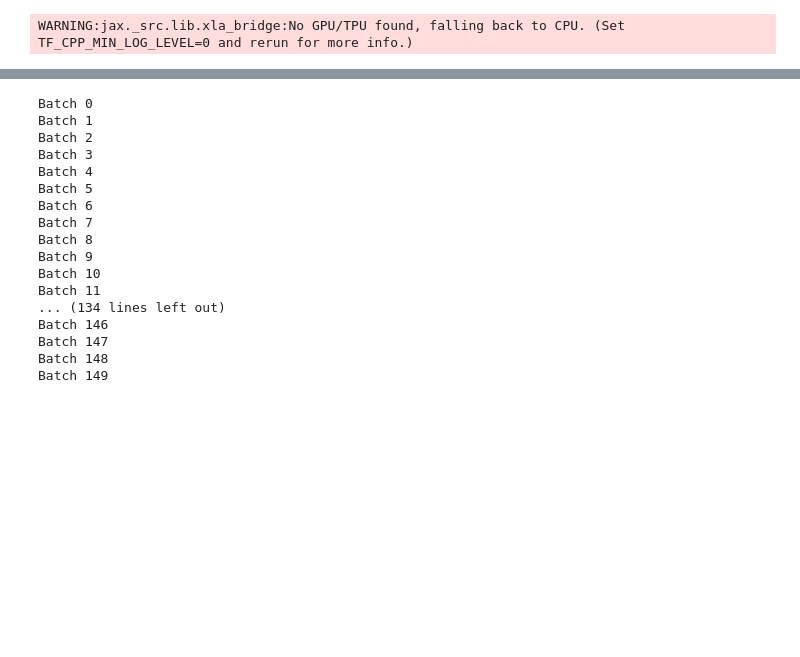
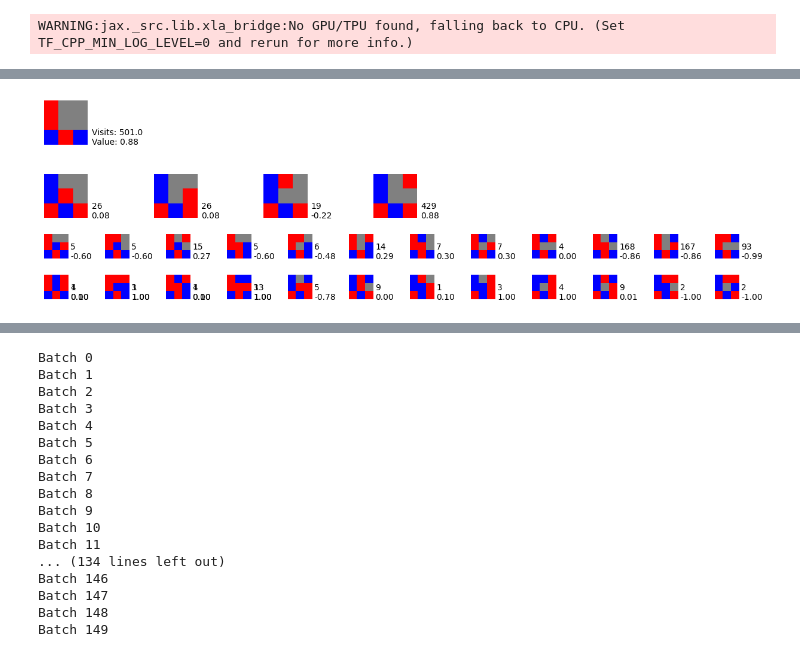
Before and after one commit to amdson/azul_rl, a Jupyter notebook: flax_rl.ipynb, the cells around one changed output, grey strips where cells are left out. Saved outputs shown, nothing was run; the diff lists cells and outputs as text; code cells hidden in the pictures; blank space fills up the shorter version.

```diff
--- a/flax_rl.ipynb
+++ b/flax_rl.ipynb
@@ -269,4 +328,0 @@ Finished mcts
-# %%
-root_state = np.array([1, -1,  1, -1, -1,  1, -1,  0, 0])
-mcts = MCTS(max_size=5000)
-mcts.mcts_eval(root_state, toy_model, 5000)
@@ -284,0 +329,84 @@ print(mcts.action_mean_value[0].reshape((3,3)))
+# %%
+import matplotlib.pyplot as plt
+from matplotlib import colors
+import numpy as np
+from matplotlib.collections import LineCollection
+
+data = board.reshape((3,3))
+
+# create discrete colormap
+cmap = colors.ListedColormap(['red', 'grey', 'blue'])
+bounds = [-2, -0.5, 0.5, 2]
+norm = colors.BoundaryNorm(bounds, cmap.N)
+
+# ax.imshow(data, cmap=cmap, norm=norm)
+
+def draw_layer(ax, to_print, layer_level, spacing):
+    #draw layer
+    gx = np.linspace(0, 0.6, 4)
+    draw_pos = []
+    for i, t in enumerate(to_print):
+        state, text = t
+        state = state.reshape((3,3))
+        ax.pcolormesh((gx+i*1.5)*spacing, gx*spacing-layer_level, state, shading='flat', cmap=cmap)
+        draw_pos.append((i*1.5*spacing, -layer_level))
+        ax.text((i*1.5+0.65)*spacing, -layer_level, text)
+    return draw_pos
+
+def plot_mcts(ax, mcts, root_index):
+    layer = [root_index]
+    value, count = mcts.action_mean_value[root_index].max(), mcts.visit_count[root_index]
+    to_print = [(mcts.state[root_index], f"Visits: {count}\nValue: {value:.2f}")]
+
+    layer_row = 0
+    layer_level = 0
+    segments = []
+    while len(layer) > 0:
+        spacing = min(2 / len(to_print), 0.3)
+        prev_layer_level, layer_level = layer_level, layer_level + spacing,
+        prev_draw_pos = draw_layer(ax, to_print, layer_level, spacing)
+        print(prev_draw_pos)
+
+        next_layer = []
+        to_print = []
+        seen_states = {}
+        for parent_i, state_index in enumerate(layer):
+            state = mcts.state[state_index]
+            visited_actions, = np.nonzero(mcts.action_visits[state_index])
+            visit_counts = mcts.action_visits[state_index][visited_actions]
+            action_values = mcts.action_mean_value[state_index, visited_actions]
+            for action, count, value in zip(visited_actions, visit_counts, action_values):
+                child_state = flip_board(get_next_state(state, action))
+                if(child_state.tobytes() in seen_states):
+                    child_i = seen_states[child_state.tobytes()]
+                    px, py = parent_i*1.5*spacing, -prev_layer_level
+                    cx, cy = child_i*1.5*spacing, -layer_level
+                    segments.append(((px, py), (cx, cy)))
+                    continue
+
+                if(child_state.tobytes() in mcts.state_lookup):
+                    child_index = mcts.state_lookup[child_state.tobytes()]
+                    next_layer.append(child_index)
+                # if(layer_row % 2 == 0):
+                #     child_state = flip_board(child_state)
+                    # value *= -1
+
+                seen_states[child_state.tobytes()] = len(to_print)
+                child_i = len(to_print)
+                px, py = parent_i*1.5*spacing, -layer_level
+                cx, cy = child_i*1.5*spacing, -prev_layer_level
+                # segments.append(((px, py), (cx, cy)))
+                to_print.append((child_state, f"{count}\n{value:.2f}"))
+        layer_row += 1
+        layer = next_layer
+    draw_layer(ax, to_print, layer_level, spacing)
+
+fig, ax = plt.subplots(figsize=(15, 15))
+ax.tick_params(axis='both', which='both', bottom=False, top=False, left=False, labelbottom=False)
+ax.set_xticklabels([])
+ax.set_yticklabels([])
+ax.set_frame_on(False)
+ax.set_aspect('equal')
+plot_mcts(ax, mcts, 0)
+fig.show()
+# %% [output]
@@ -284,0 +417 @@ print(mcts.action_mean_value[0].reshape((3,3)))
+[figure, added]
```
Also changed, not shown: parts of 7 cells of this notebook.
